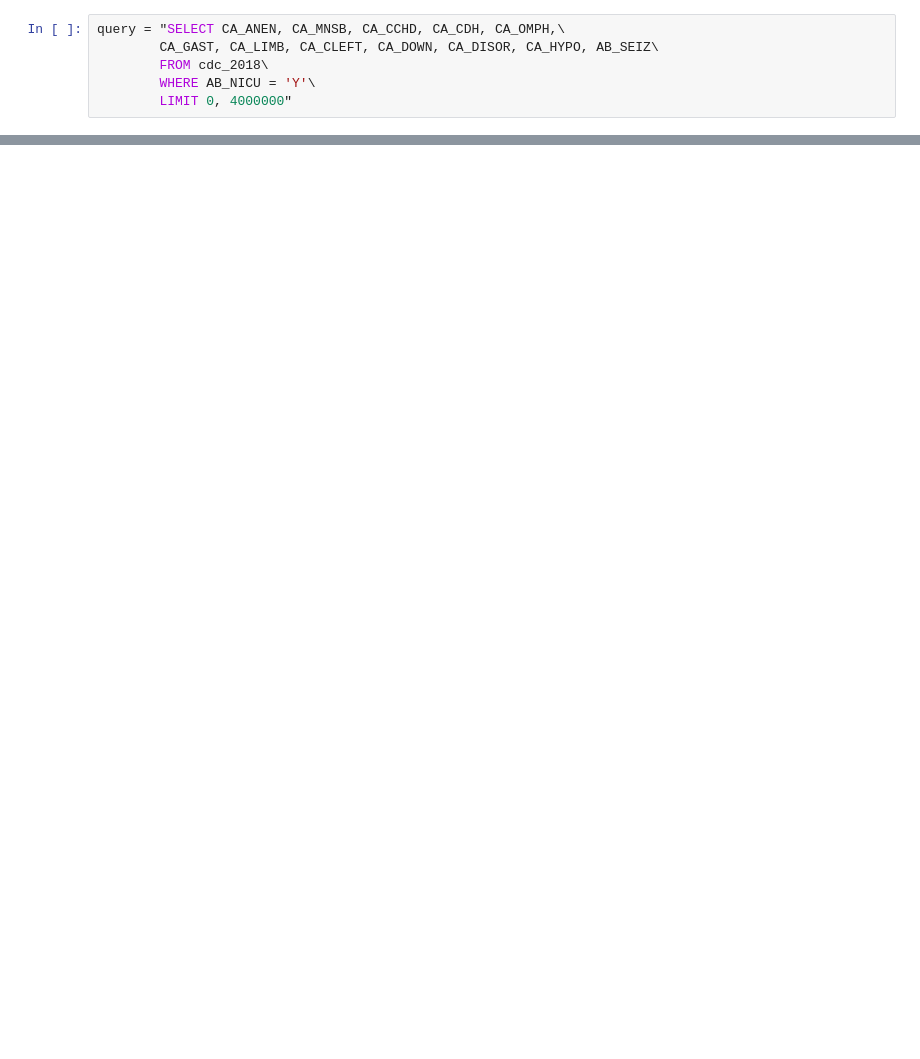
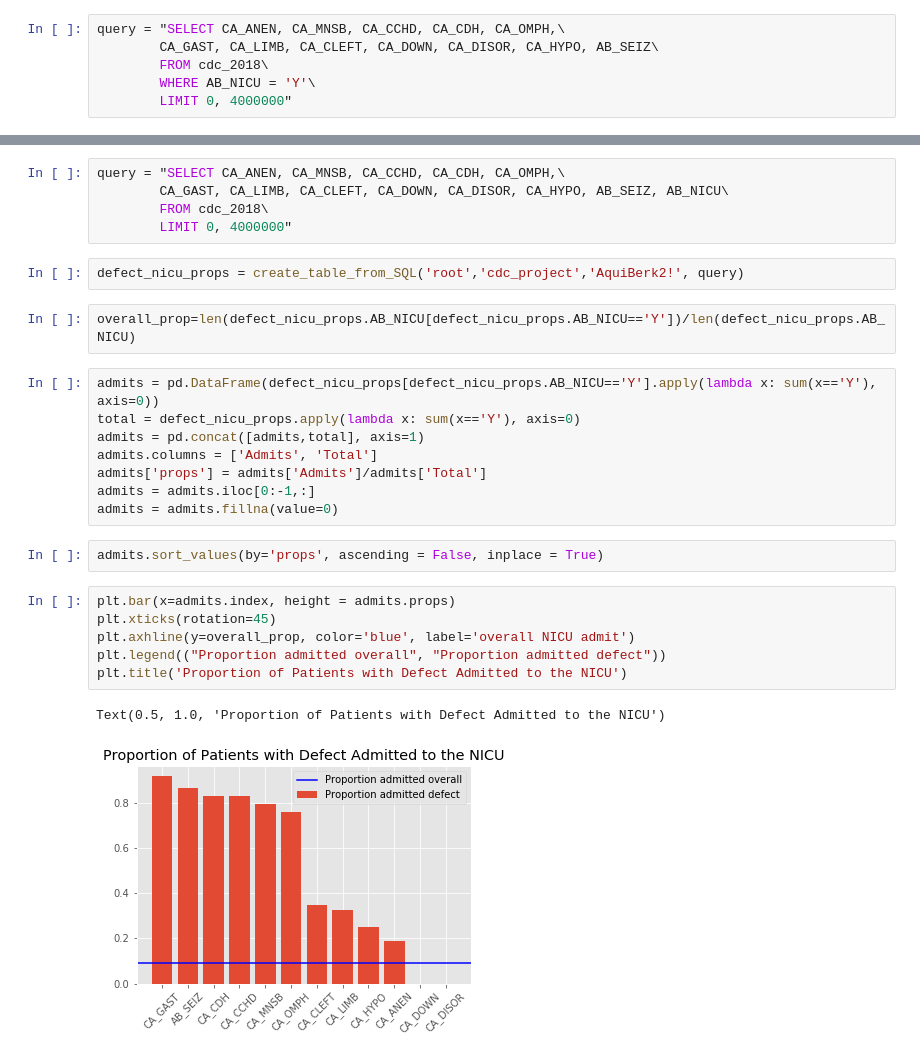
Before and after one commit to AronBerke/CDC_Natality_Analysis, a Jupyter notebook: Aron/SQL_Connection_and_Initial_Analysis.ipynb, the cells around one changed output, grey strips where cells are left out. Saved outputs shown, nothing was run; the diff lists cells and outputs as text; blank space fills up the shorter version.

```diff
--- a/Aron/SQL_Connection_and_Initial_Analysis.ipynb
+++ b/Aron/SQL_Connection_and_Initial_Analysis.ipynb
@@ -57,0 +59,28 @@ nicu_defect.apply(lambda x: sum(x=='Y'), axis=0).sort_values(ascending=False).pl
+# %%
+query = "SELECT CA_ANEN, CA_MNSB, CA_CCHD, CA_CDH, CA_OMPH,\
+        CA_GAST, CA_LIMB, CA_CLEFT, CA_DOWN, CA_DISOR, CA_HYPO, AB_SEIZ, AB_NICU\
+        FROM cdc_2018\
+        LIMIT 0, 4000000"
+# %%
+defect_nicu_props = create_table_from_SQL('root','cdc_project','AquiBerk2!', query)
+# %%
+overall_prop=len(defect_nicu_props.AB_NICU[defect_nicu_props.AB_NICU=='Y'])/len(defect_nicu_props.AB_NICU)
+# %%
+admits = pd.DataFrame(defect_nicu_props[defect_nicu_props.AB_NICU=='Y'].apply(lambda x: sum(x=='Y'), axis=0))
+total = defect_nicu_props.apply(lambda x: sum(x=='Y'), axis=0)
+admits = pd.concat([admits,total], axis=1)
+admits.columns = ['Admits', 'Total']
+admits['props'] = admits['Admits']/admits['Total']
+admits = admits.iloc[0:-1,:]
+admits = admits.fillna(value=0)
+# %%
+admits.sort_values(by='props', ascending = False, inplace = True)
+# %%
+plt.bar(x=admits.index, height = admits.props)
+plt.xticks(rotation=45)
+plt.axhline(y=overall_prop, color='blue', label='overall NICU admit')
+plt.legend(("Proportion admitted overall", "Proportion admitted defect"))
+plt.title('Proportion of Patients with Defect Admitted to the NICU')
+# %% [output]
+Text(0.5, 1.0, 'Proportion of Patients with Defect Admitted to the NICU')
+[figure, added]
```
Also changed, not shown: parts of 5 cells of this notebook, 1 other file.
